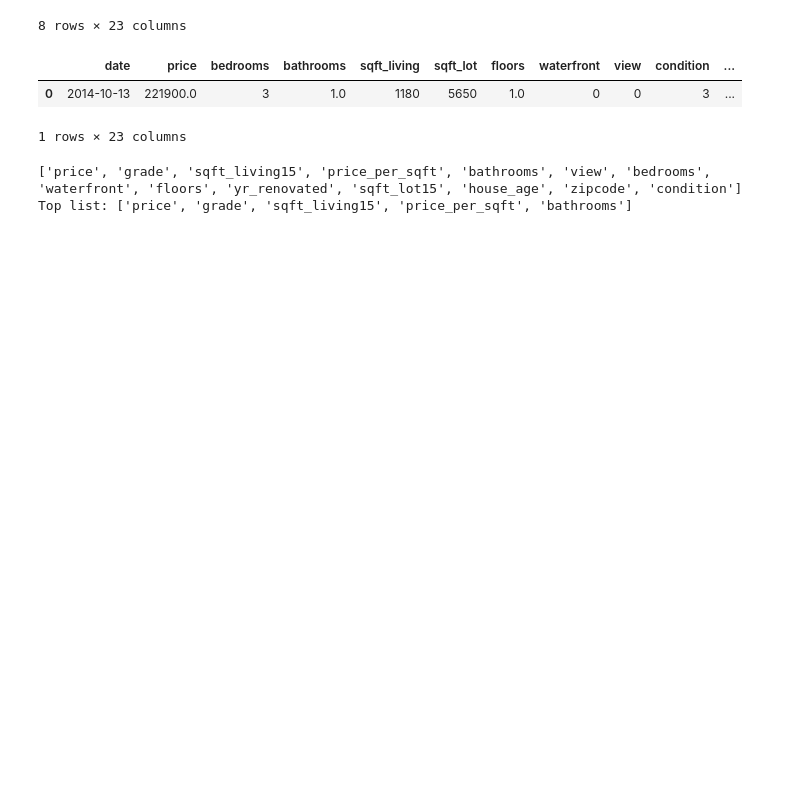
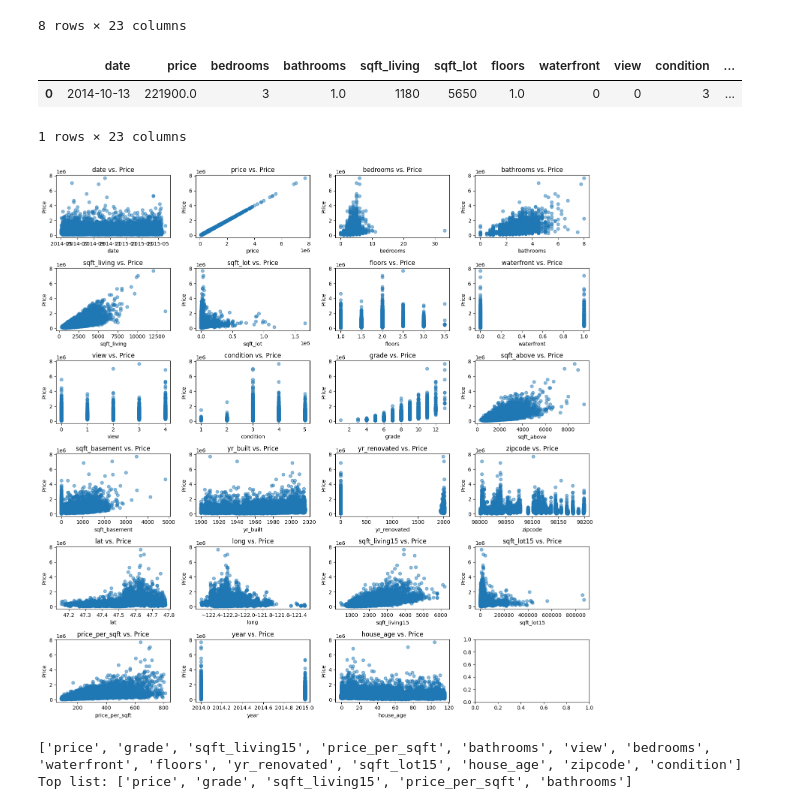
Before and after one commit to HaoyuHunterFang/schulich_data_science, a Jupyter notebook: Assignment3_Haoyu_Fang.ipynb, the cells around one changed output. Cells and saved outputs as stored; diff of their text form; code cells hidden in the pictures; blank space fills up the shorter version.

```diff
--- a/Assignment3_Haoyu_Fang.ipynb
+++ b/Assignment3_Haoyu_Fang.ipynb
@@ -94,4 +96,29 @@ df.head(1)
 |  | date | price | bedrooms | bathrooms | sqft_living | sqft_lot | floors | waterfront | view | condition | ... |
 | 0 | 2014-10-13 | 221900.0 | 3 | 1.0 | 1180 | 5650 | 1.0 | 0 | 0 | 3 | ... |
 1 rows × 23 columns
+# %%
+#Set the size of scatterplots
+num_cols = 4
+num_rows = (len(df.columns) + num_cols - 1) // num_cols
+
+fig, axes = plt.subplots(num_rows, num_cols, figsize=(15, 15))
+
+#for loop for drawing scatterplots with each variables vs. price
+for i, column in enumerate(df.columns):
+    row = i // num_cols
+    col = i % num_cols
+
+    if row < num_rows - 1 or col < len(df.columns) % num_cols:
+        ax = axes[row, col]
+        ax.scatter(df[column], df['price'], alpha=0.5)
+        ax.set_xlabel(column)
+        ax.set_ylabel('Price')
+        ax.set_title(f'{column} vs. Price')
+
+#Adjudt width and height
+plt.tight_layout()
+
+plt.show()
+# %% [output]
+[figure, added]
 # %%
```
Also changed, not shown: parts of 22 cells of this notebook.
